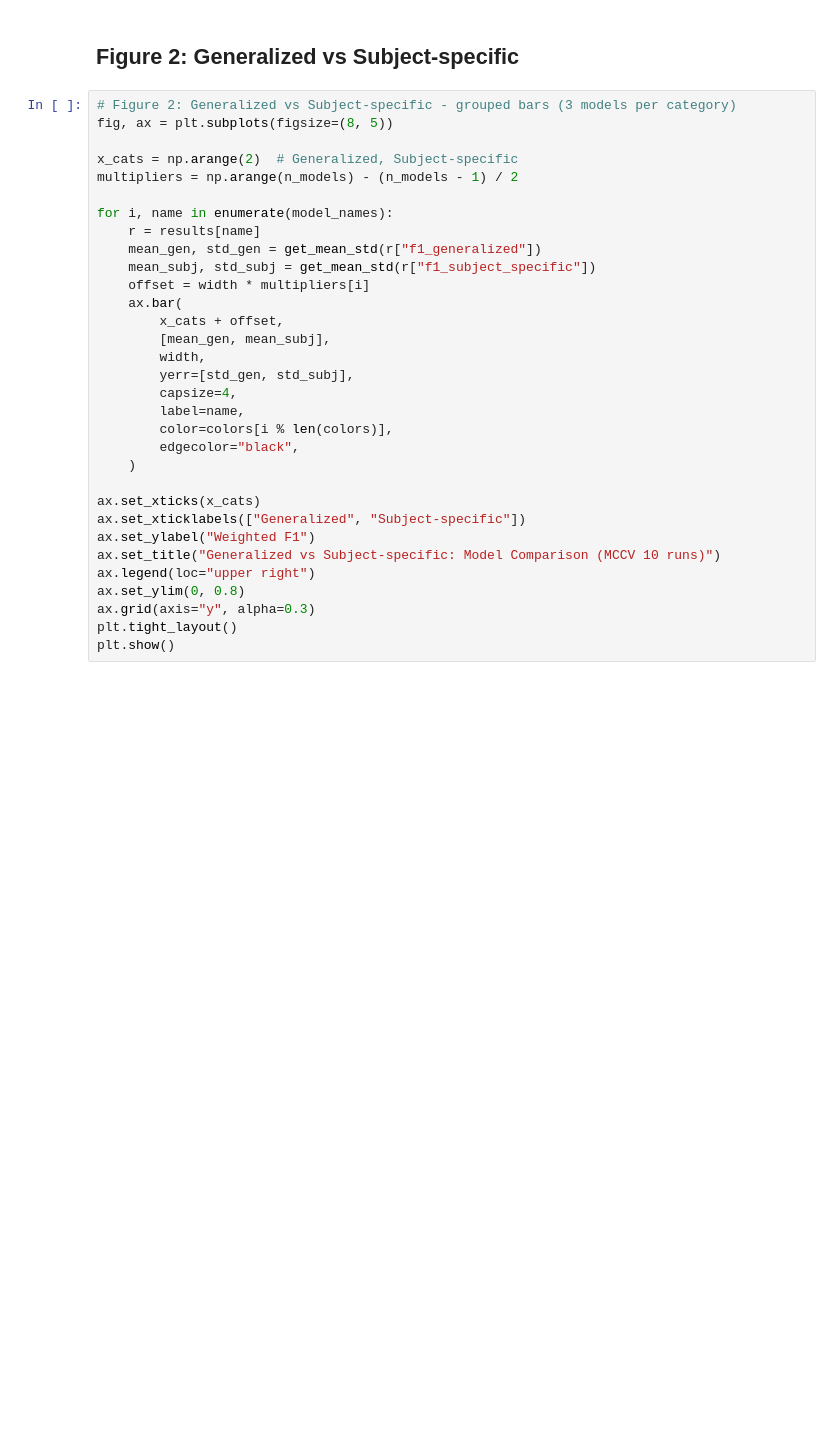
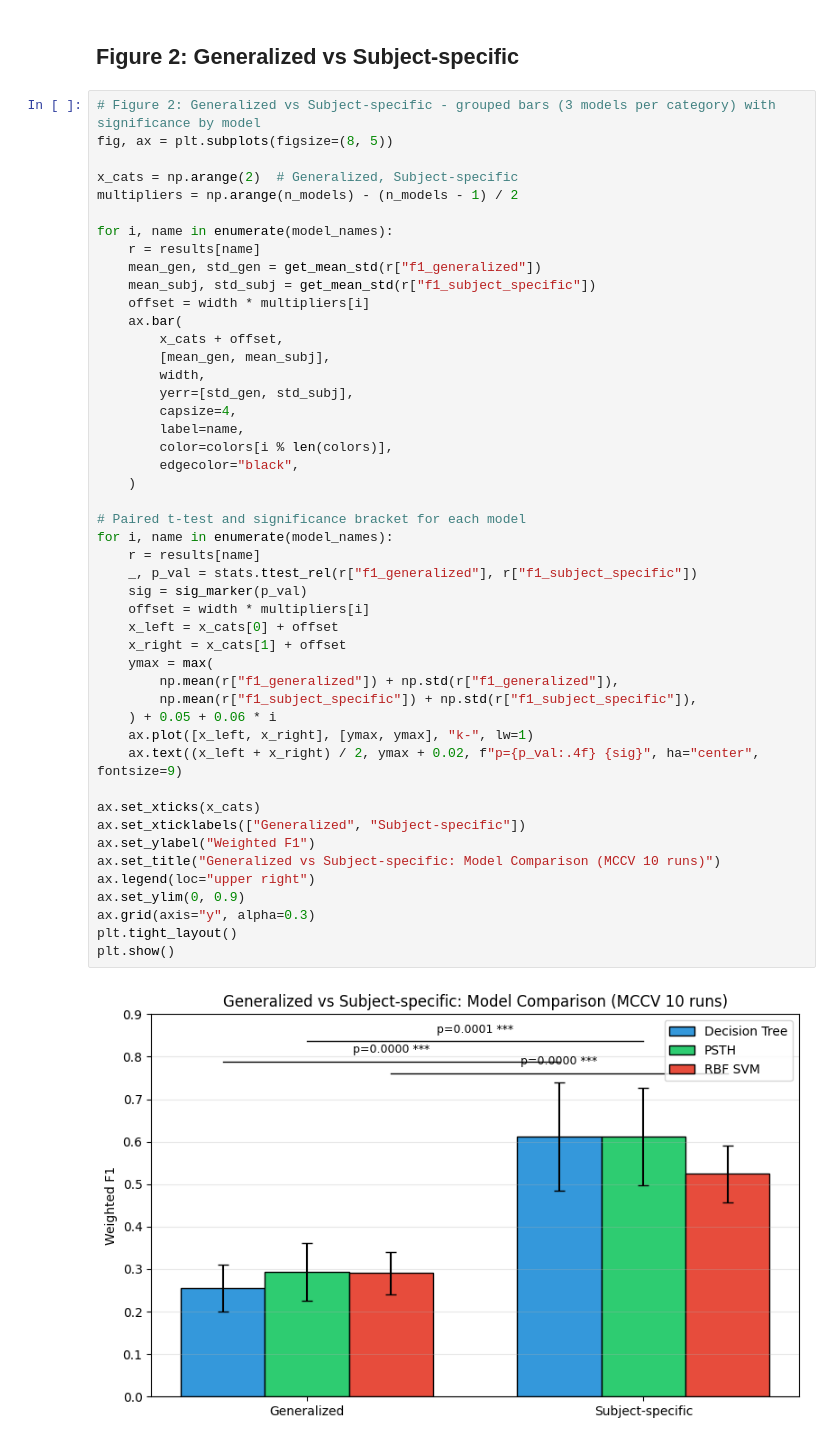
Before and after one commit to Spector3702/MuscleRecovery, a Jupyter notebook: model_comparison.ipynb, the cells around one changed output. Saved outputs shown, nothing was run; the diff lists cells and outputs as text; blank space fills up the shorter version.

```diff
--- a/model_comparison.ipynb
+++ b/model_comparison.ipynb
@@ -78,37 +104,54 @@ plt.show()
 # %% [markdown]
 ## Figure 2: Generalized vs Subject-specific
 # %%
-# Figure 2: Generalized vs Subject-specific - grouped bars (3 models per category)
+# Figure 2: Generalized vs Subject-specific - grouped bars (3 models per category) with significance by model
 fig, ax = plt.subplots(figsize=(8, 5))
 
 x_cats = np.arange(2)  # Generalized, Subject-specific
 multipliers = np.arange(n_models) - (n_models - 1) / 2
 
 for i, name in enumerate(model_names):
     r = results[name]
     mean_gen, std_gen = get_mean_std(r["f1_generalized"])
     mean_subj, std_subj = get_mean_std(r["f1_subject_specific"])
     offset = width * multipliers[i]
     ax.bar(
         x_cats + offset,
         [mean_gen, mean_subj],
         width,
         yerr=[std_gen, std_subj],
         capsize=4,
         label=name,
         color=colors[i % len(colors)],
         edgecolor="black",
     )
 
+# Paired t-test and significance bracket for each model
+for i, name in enumerate(model_names):
+    r = results[name]
+    _, p_val = stats.ttest_rel(r["f1_generalized"], r["f1_subject_specific"])
+    sig = sig_marker(p_val)
+    offset = width * multipliers[i]
+    x_left = x_cats[0] + offset
+    x_right = x_cats[1] + offset
+    ymax = max(
+        np.mean(r["f1_generalized"]) + np.std(r["f1_generalized"]),
+        np.mean(r["f1_subject_specific"]) + np.std(r["f1_subject_specific"]),
+    ) + 0.05 + 0.06 * i
+    ax.plot([x_left, x_right], [ymax, ymax], "k-", lw=1)
+    ax.text((x_left + x_right) / 2, ymax + 0.02, f"p={p_val:.4f} {sig}", ha="center", fontsize=9)
+
 ax.set_xticks(x_cats)
 ax.set_xticklabels(["Generalized", "Subject-specific"])
 ax.set_ylabel("Weighted F1")
 ax.set_title("Generalized vs Subject-specific: Model Comparison (MCCV 10 runs)")
 ax.legend(loc="upper right")
-ax.set_ylim(0, 0.8)
+ax.set_ylim(0, 0.9)
 ax.grid(axis="y", alpha=0.3)
 plt.tight_layout()
 plt.show()
+# %% [output]
+[figure, added]
 # %%
 # Summary table
 print("--- PCA vs No PCA (mean ± std) ---")
```
Also changed, not shown: parts of 4 cells of this notebook.
